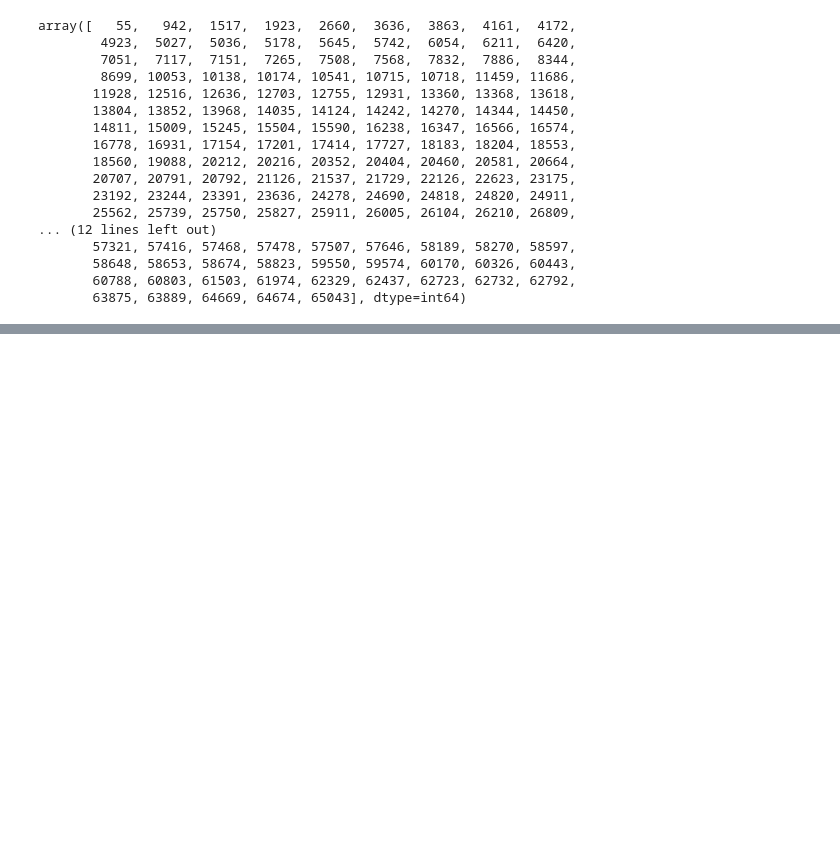
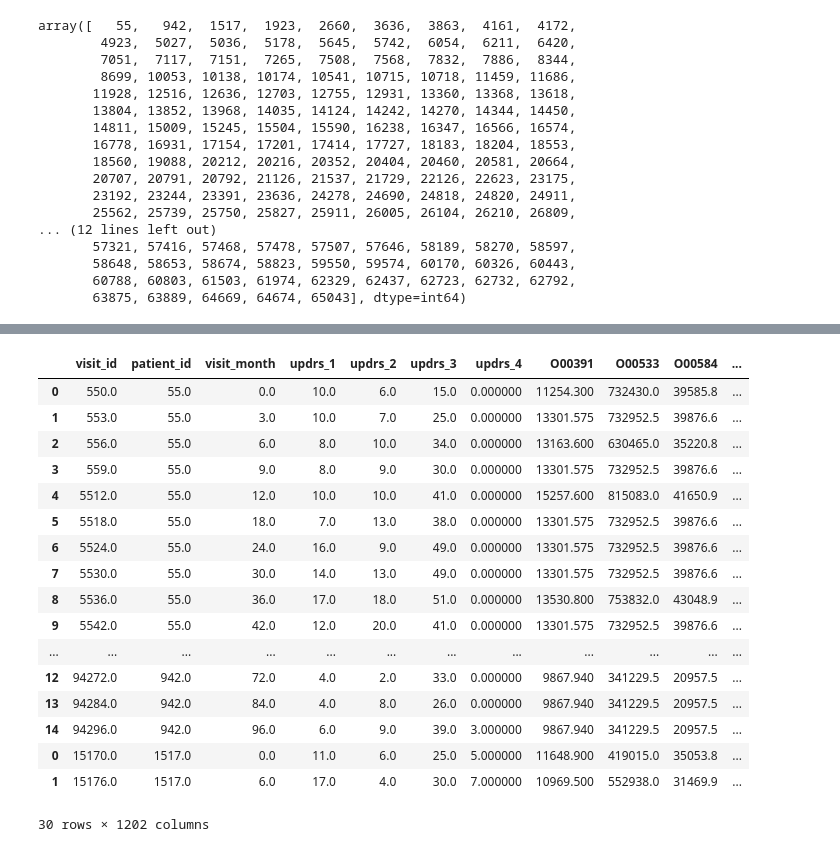
Before and after one commit to fan-yang-md/parkinsons_disease_progression_prediction, a Jupyter notebook: initial_model_selection.ipynb, the cells around one changed output, grey strips where cells are left out. Cells and saved outputs as stored; diff of their text form; code cells hidden in the pictures; blank space fills up the shorter version.

```diff
--- a/initial_model_selection.ipynb
+++ b/initial_model_selection.ipynb
@@ -387,0 +400,34 @@ Here is a big step: imputation. I am choosing to use sklearn's KNN imputer becau
+# %%
+#imputing
+big_data_patient_list = big_data.patient_id.unique()
+data_imputed_list = []
+for patient_id in big_data_patient_list:
+    masked_data = big_data[big_data['patient_id']==patient_id]
+    num_rows = len(masked_data.index)
+    knn = KNNImputer(missing_values=np.nan, keep_empty_features=True, n_neighbors=num_rows)
+    X_knn = knn.fit_transform(masked_data)
+    X_knn_df = pd.DataFrame(X_knn, columns = big_data.columns)
+    data_imputed_list.append(X_knn_df)
+
+big_data_imputed = pd.concat(data_imputed_list)
+# %%
+big_data_imputed.head(30)
+# %% [output]
+|  | visit_id | patient_id | visit_month | updrs_1 | updrs_2 | updrs_3 | updrs_4 | O00391 | O00533 | O00584 | ... |
+| 0 | 550.0 | 55.0 | 0.0 | 10.0 | 6.0 | 15.0 | 0.000000 | 11254.300 | 732430.0 | 39585.8 | ... |
+| 1 | 553.0 | 55.0 | 3.0 | 10.0 | 7.0 | 25.0 | 0.000000 | 13301.575 | 732952.5 | 39876.6 | ... |
+| 2 | 556.0 | 55.0 | 6.0 | 8.0 | 10.0 | 34.0 | 0.000000 | 13163.600 | 630465.0 | 35220.8 | ... |
+| 3 | 559.0 | 55.0 | 9.0 | 8.0 | 9.0 | 30.0 | 0.000000 | 13301.575 | 732952.5 | 39876.6 | ... |
+| 4 | 5512.0 | 55.0 | 12.0 | 10.0 | 10.0 | 41.0 | 0.000000 | 15257.600 | 815083.0 | 41650.9 | ... |
+| 5 | 5518.0 | 55.0 | 18.0 | 7.0 | 13.0 | 38.0 | 0.000000 | 13301.575 | 732952.5 | 39876.6 | ... |
+| 6 | 5524.0 | 55.0 | 24.0 | 16.0 | 9.0 | 49.0 | 0.000000 | 13301.575 | 732952.5 | 39876.6 | ... |
+| 7 | 5530.0 | 55.0 | 30.0 | 14.0 | 13.0 | 49.0 | 0.000000 | 13301.575 | 732952.5 | 39876.6 | ... |
+| 8 | 5536.0 | 55.0 | 36.0 | 17.0 | 18.0 | 51.0 | 0.000000 | 13530.800 | 753832.0 | 43048.9 | ... |
+| 9 | 5542.0 | 55.0 | 42.0 | 12.0 | 20.0 | 41.0 | 0.000000 | 13301.575 | 732952.5 | 39876.6 | ... |
+| ... | ... | ... | ... | ... | ... | ... | ... | ... | ... | ... | ... |
+| 12 | 94272.0 | 942.0 | 72.0 | 4.0 | 2.0 | 33.0 | 0.000000 | 9867.940 | 341229.5 | 20957.5 | ... |
+| 13 | 94284.0 | 942.0 | 84.0 | 4.0 | 8.0 | 26.0 | 0.000000 | 9867.940 | 341229.5 | 20957.5 | ... |
+| 14 | 94296.0 | 942.0 | 96.0 | 6.0 | 9.0 | 39.0 | 3.000000 | 9867.940 | 341229.5 | 20957.5 | ... |
+| 0 | 15170.0 | 1517.0 | 0.0 | 11.0 | 6.0 | 25.0 | 5.000000 | 11648.900 | 419015.0 | 35053.8 | ... |
+| 1 | 15176.0 | 1517.0 | 6.0 | 17.0 | 4.0 | 30.0 | 7.000000 | 10969.500 | 552938.0 | 31469.9 | ... |
+30 rows × 1202 columns
```
Also changed, not shown: parts of 30 cells of this notebook, 1 other file.
